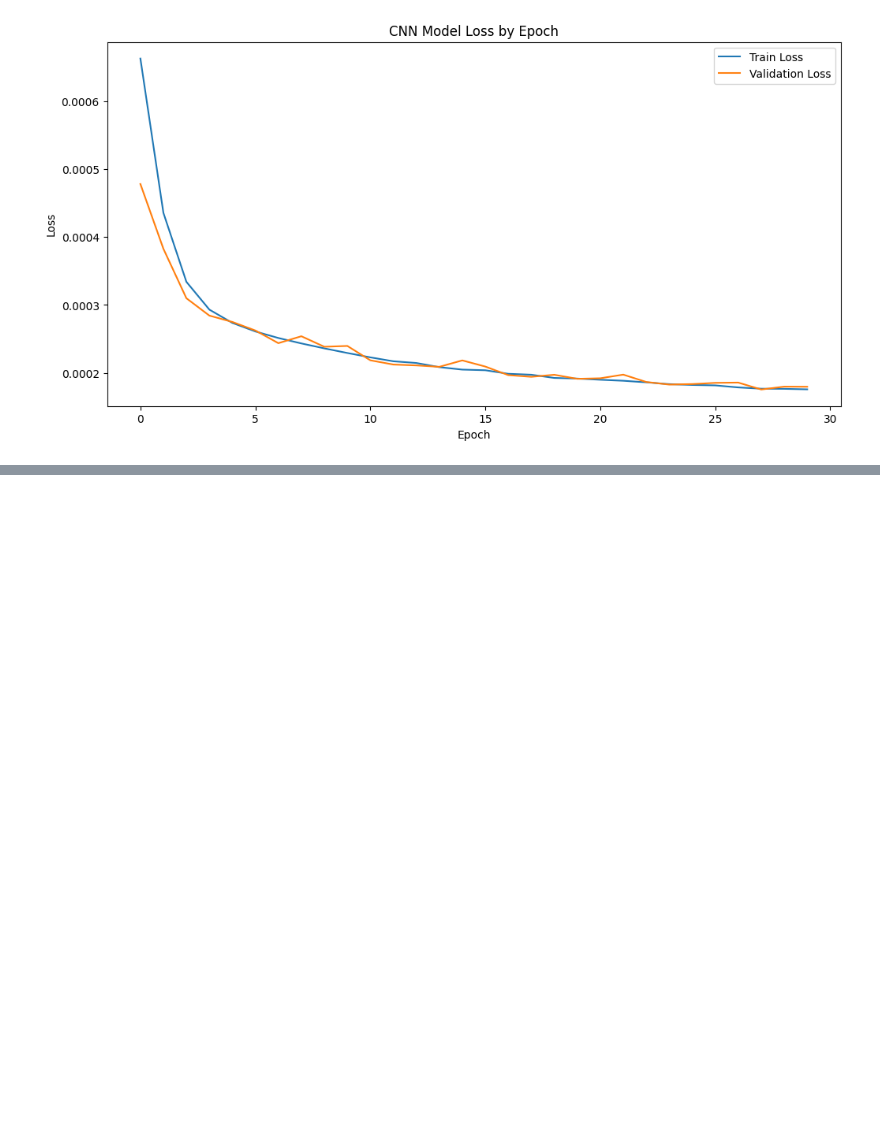
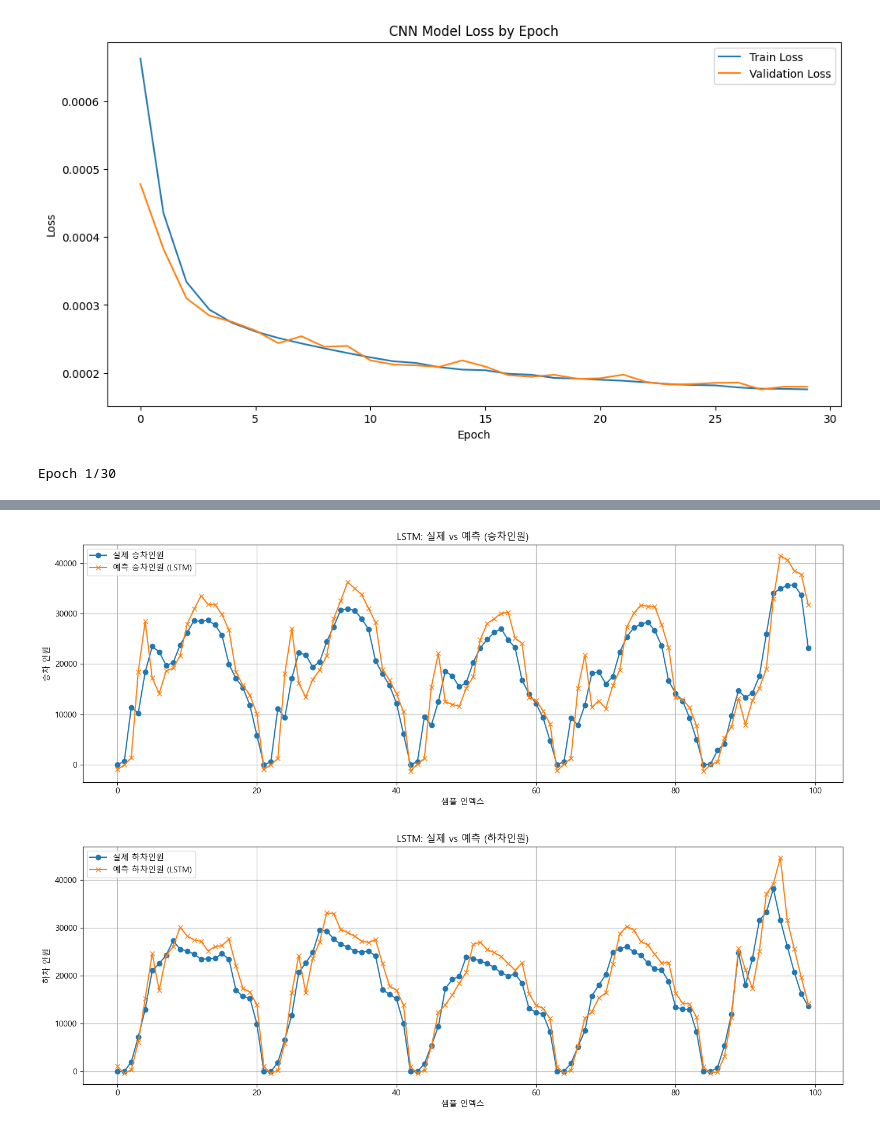
Before and after one commit to kkh01230123/llll, a Jupyter notebook: dl.ipynb, the cells around one changed output, grey strips where cells are left out. Cells and saved outputs as stored; diff of their text form; code cells hidden in the pictures; blank space fills up the shorter version.

```diff
--- a/dl.ipynb
+++ b/dl.ipynb
@@ -2,6 +2,9 @@
 import numpy as np
 import matplotlib.pyplot as plt
 import pandas as pd
+plt.rcParams['font.family'] ='Malgun Gothic'
+plt.rcParams['axes.unicode_minus'] =False
+
 
 data = pd.read_csv('dataset/in_and_out.csv', encoding='cp949')
 data.head()
@@ -289,3 +292,60 @@ Epoch 30/30
 1630/1630 ━━━━━━━━━━━━━━━━━━━━ 1s 614us/step
 CNN Test MSE: 0.00, R2: 0.95
 [figure]
+# %%
+import tensorflow as tf
+from tensorflow.keras.models import Sequential
+from tensorflow.keras.layers import LSTM, Dense, Dropout
+import matplotlib.pyplot as plt
+
+# 1. LSTM 모델 정의
+model = Sequential([
+    LSTM(64, input_shape=(X_train.shape[1], X_train.shape[2]), return_sequences=False),
+    Dropout(0.2),
+    Dense(32, activation='relu'),
+    Dense(2)  # 승차, 하차 동시 예측
+])
+model.compile(optimizer='adam', loss='mse')
+
+# 2. 모델 학습
+history = model.fit(
+    X_train, y_train,
+    epochs=30,
+    batch_size=128,
+    validation_split=0.2,
+    verbose=1
+)
+
+# 3. 예측 및 역정규화
+y_pred = model.predict(X_test)
+y_pred_inv = scaler_y.inverse_transform(y_pred)
+y_test_inv = scaler_y.inverse_transform(y_test)
+
+# 4. 시각화 (승차/하차 분리)
+num_samples = 100
+
+# 승차인원
+plt.figure(figsize=(14,5))
+plt.plot(range(num_samples), y_test_inv[:num_samples, 0], label='실제 승차인원', marker='o')
+plt.plot(range(num_samples), y_pred_inv[:num_samples, 0], label='예측 승차인원 (LSTM)', marker='x')
+plt.title('LSTM: 실제 vs 예측 (승차인원)')
+plt.xlabel('샘플 인덱스')
+plt.ylabel('승차 인원')
+plt.legend()
+plt.grid(True)
+plt.tight_layout()
+plt.show()
+
+# 하차인원
+plt.figure(figsize=(14,5))
+plt.plot(range(num_samples), y_test_inv[:num_samples, 1], label='실제 하차인원', marker='o')
+plt.plot(range(num_samples), y_pred_inv[:num_samples, 1], label='예측 하차인원 (LSTM)', marker='x')
+plt.title('LSTM: 실제 vs 예측 (하차인원)')
+plt.xlabel('샘플 인덱스')
+plt.ylabel('하차 인원')
+plt.legend()
+plt.grid(True)
+plt.tight_layout()
+plt.show()
+# %% [output]
+Epoch 1/30
@@ -291,0 +369,2 @@ CNN Test MSE: 0.00, R2: 0.95
+[figure, added]
+[figure, added]
```
Also changed, not shown: parts of 1 cell of this notebook, 2 other files.
